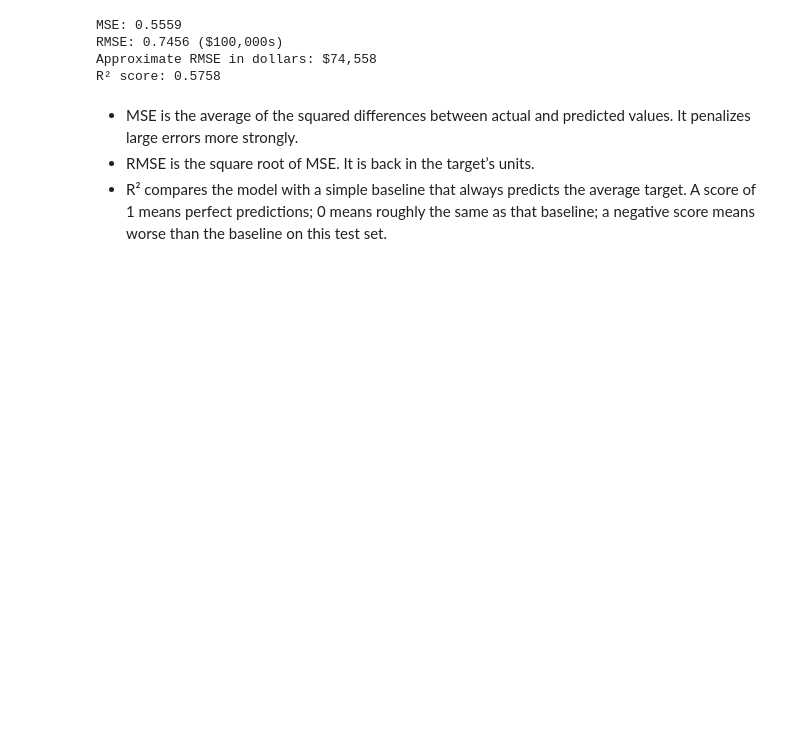
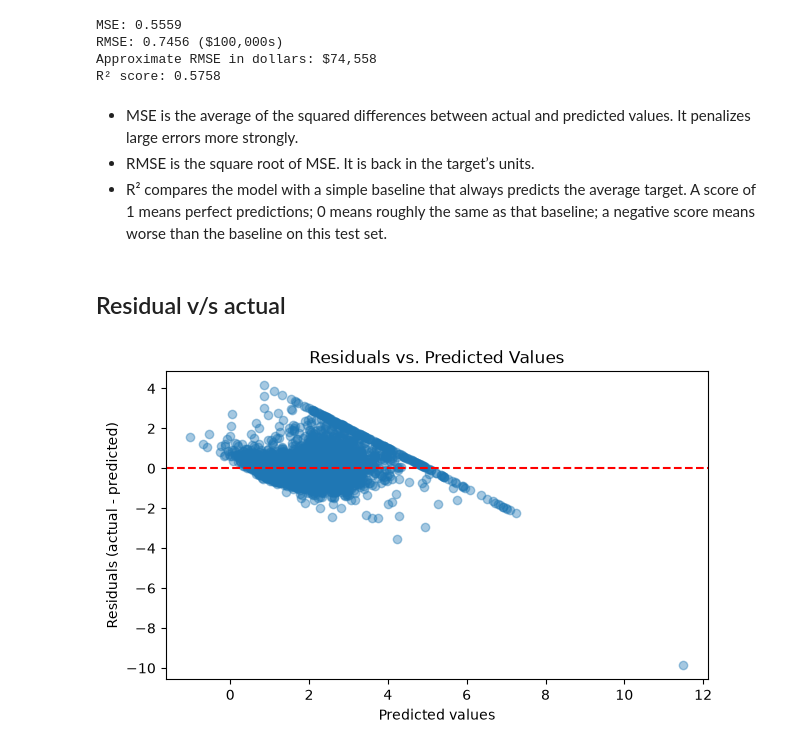
Before and after one commit to nandinidhir22-sudo/ML-Algos, a Jupyter notebook: multi linear regression/multi_linear.ipynb, the cells around one changed output. Cells and saved outputs as stored; diff of their text form; code cells hidden in the pictures; blank space fills up the shorter version.

Commit message:
plotted graphs

```diff
--- a/multi linear regression/multi_linear.ipynb
+++ b/multi linear regression/multi_linear.ipynb
@@ -179,3 +179,19 @@ R² score: 0.5758
 - RMSE is the square root of MSE. It is back in the target’s units.
 - R² compares the model with a simple baseline that always predicts the average target.
   A score of 1 means perfect predictions; 0 means roughly the same as that baseline; a negative score means worse than the baseline on this test set.
+# %% [markdown]
+## Residual v/s actual
+# %%
+import matplotlib.pyplot as plt
+residuals = y_test - predictions
+
+plt.figure(figsize=(7, 4))
+plt.scatter(predictions, residuals, alpha=0.4)
+plt.axhline(0, color="red", linestyle="--")
+
+plt.xlabel("Predicted values")
+plt.ylabel("Residuals (actual - predicted)")
+plt.title("Residuals vs. Predicted Values")
+plt.show()
+# %% [output]
+[figure, added]
```
Also changed, not shown: parts of 5 cells of this notebook.
